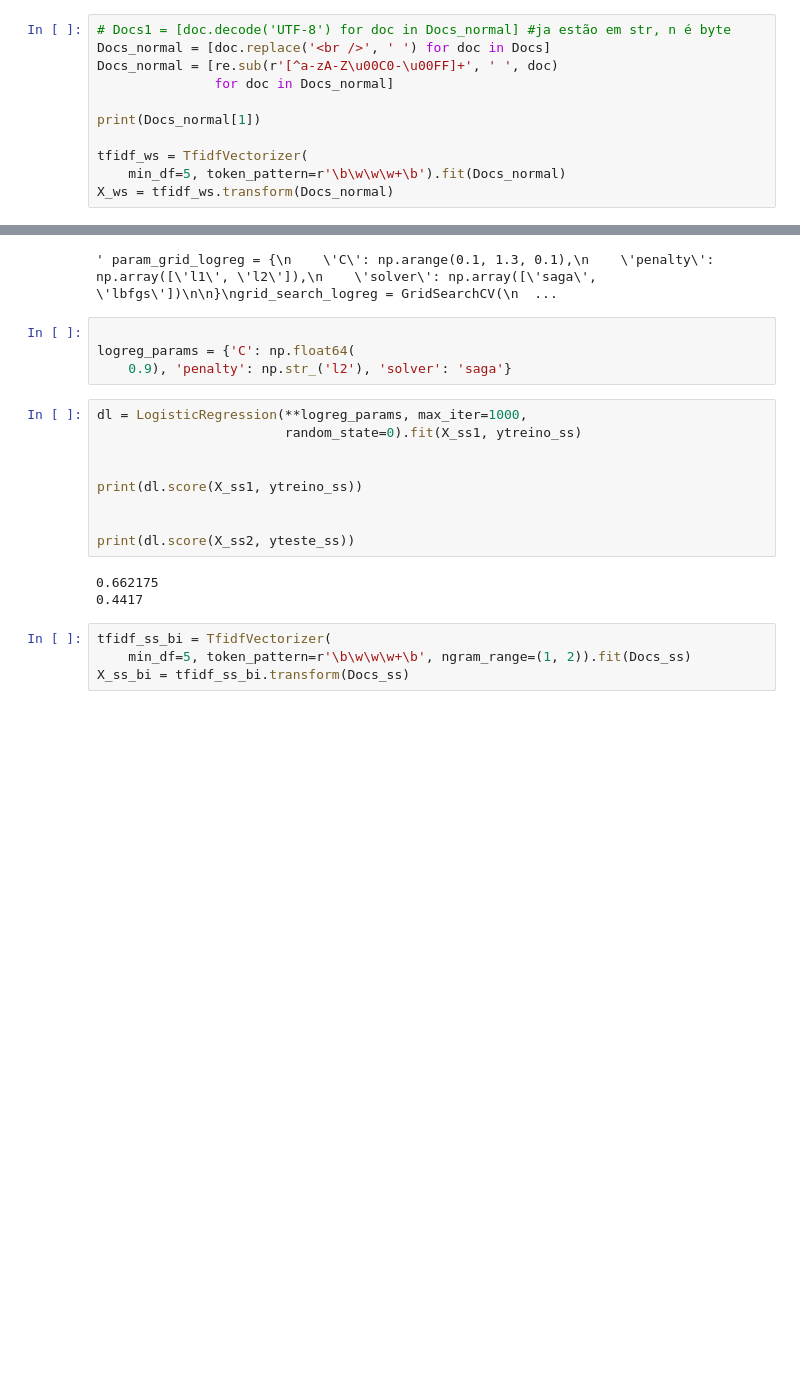
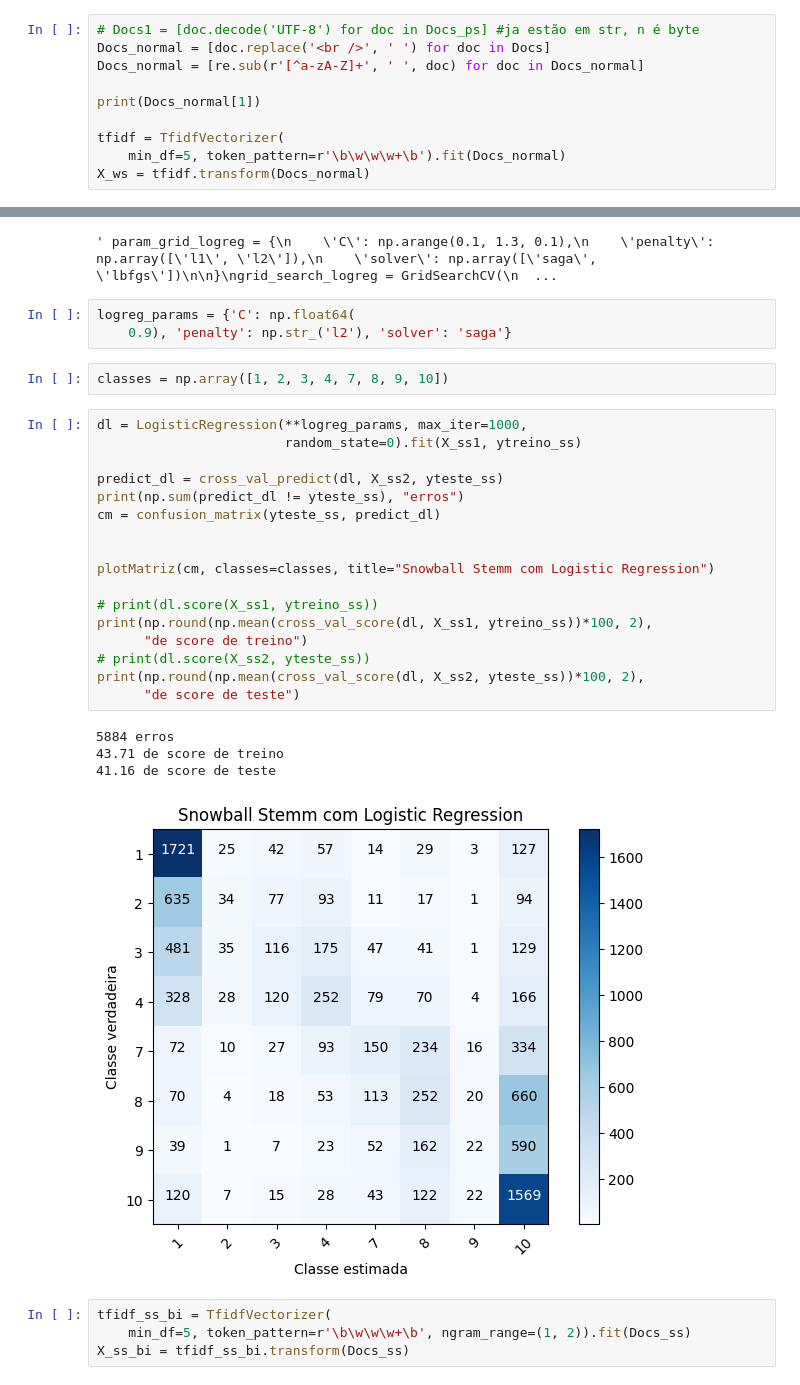
Before and after one commit to Vectoria/TP2-AA, a Jupyter notebook: A50731A50736A50795TP2.ipynb, the cells around one changed output, grey strips where cells are left out. Drawn from its saved outputs; the diff is of its cells as text; blank space fills up the shorter version.

```diff
--- a/A50731A50736A50795TP2.ipynb
+++ b/A50731A50736A50795TP2.ipynb
@@ -83,14 +91,13 @@ Acontece uma limpeza nas criticas, onde elimina-se as tags br de break, e torna
 Seguidamente, aplica-se um filtro, limpando mais o vocabulario, em que só conta palavras de 4 letras ou mais que apareçam em pelo menos 5 criticas.
 # %%
-# Docs1 = [doc.decode('UTF-8') for doc in Docs_normal] #ja estão em str, n é byte
+# Docs1 = [doc.decode('UTF-8') for doc in Docs_ps] #ja estão em str, n é byte
 Docs_normal = [doc.replace('<br />', ' ') for doc in Docs]
-Docs_normal = [re.sub(r'[^a-zA-Z\u00C0-\u00FF]+', ' ', doc)
-               for doc in Docs_normal]
+Docs_normal = [re.sub(r'[^a-zA-Z]+', ' ', doc) for doc in Docs_normal]
 
 print(Docs_normal[1])
 
-tfidf_ws = TfidfVectorizer(
+tfidf = TfidfVectorizer(
     min_df=5, token_pattern=r'\b\w\w\w+\b').fit(Docs_normal)
-X_ws = tfidf_ws.transform(Docs_normal)
+X_ws = tfidf.transform(Docs_normal)
 # %% [output]
 Words can t describe how bad this movie is I can t explain it by writing only You have too see it for yourself to get at grip of how horrible a movie really can be Not that I recommend you to do that  ...
@@ -207,21 +221,32 @@ print("Best Score:", grid_search_logreg.best_score_) """
 # %% [output]
 ' param_grid_logreg = {\n    \'C\': np.arange(0.1, 1.3, 0.1),\n    \'penalty\': np.array([\'l1\', \'l2\']),\n    \'solver\': np.array([\'saga\', \'lbfgs\'])\n\n}\ngrid_search_logreg = GridSearchCV(\n  ...
 # %%
-
 logreg_params = {'C': np.float64(
     0.9), 'penalty': np.str_('l2'), 'solver': 'saga'}
-# %%
-dl = LogisticRegression(**logreg_params, max_iter=1000,
-                        random_state=0).fit(X_ss1, ytreino_ss)
-
-
-print(dl.score(X_ss1, ytreino_ss))
-
-
-print(dl.score(X_ss2, yteste_ss))
-# %% [output]
-0.662175
-0.4417
+# %%
+classes = np.array([1, 2, 3, 4, 7, 8, 9, 10])
+# %%
+dl = LogisticRegression(**logreg_params, max_iter=1000,
+                        random_state=0).fit(X_ss1, ytreino_ss)
+
+predict_dl = cross_val_predict(dl, X_ss2, yteste_ss)
+print(np.sum(predict_dl != yteste_ss), "erros")
+cm = confusion_matrix(yteste_ss, predict_dl)
+
+
+plotMatriz(cm, classes=classes, title="Snowball Stemm com Logistic Regression")
+
+# print(dl.score(X_ss1, ytreino_ss))
+print(np.round(np.mean(cross_val_score(dl, X_ss1, ytreino_ss))*100, 2),
+      "de score de treino")
+# print(dl.score(X_ss2, yteste_ss))
+print(np.round(np.mean(cross_val_score(dl, X_ss2, yteste_ss))*100, 2),
+      "de score de teste")
+# %% [output]
+5884 erros
+43.71 de score de treino
+41.16 de score de teste
+[figure, added]
 # %%
 tfidf_ss_bi = TfidfVectorizer(
     min_df=5, token_pattern=r'\b\w\w\w+\b', ngram_range=(1, 2)).fit(Docs_ss)
```
Also changed, not shown: parts of 27 cells of this notebook, 1 other file.
